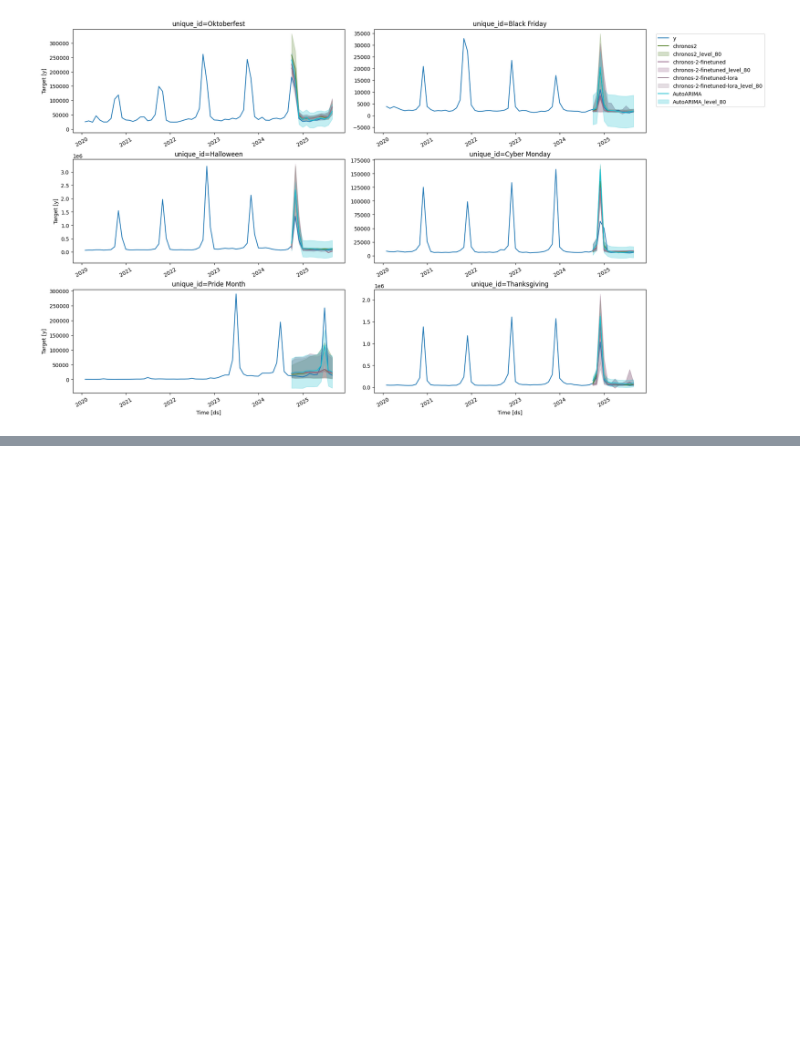
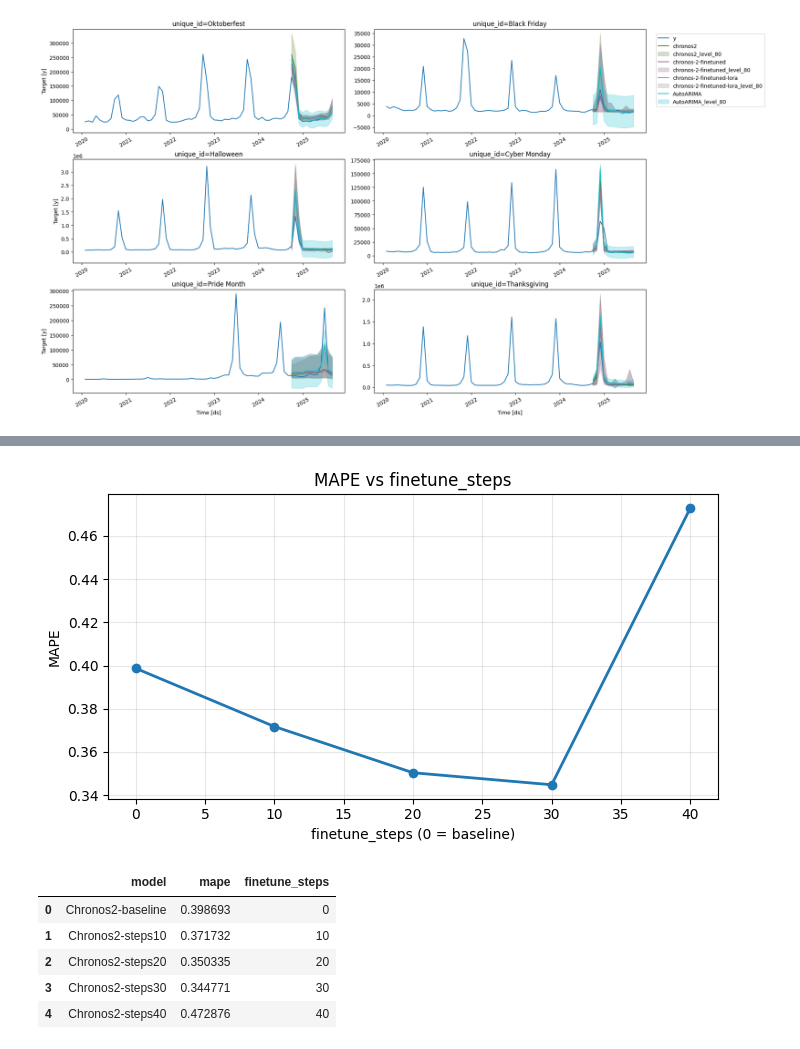
Before and after one commit to TimeCopilot/timecopilot, a Jupyter notebook: docs/examples/finetuning.ipynb, the cells around one changed output, grey strips where cells are left out. Saved outputs shown, nothing was run; the diff lists cells and outputs as text; code cells hidden in the pictures; blank space fills up the shorter version.

Commit message:
feat: add finetuning eval example

```diff
--- a/docs/examples/finetuning.ipynb
+++ b/docs/examples/finetuning.ipynb
@@ -143,0 +220,40 @@ best_model.plot(df, fcst_best, level=[80, 90])
+# %%
+import matplotlib.pyplot as plt
+import pandas as pd
+
+# Build a tidy table with baseline + finetuned variants
+mape_table = pd.DataFrame(
+    {
+        "model": model_cols,
+        "mape": [float(avg_mape[m]) for m in model_cols],
+    }
+)
+mape_table["finetune_steps"] = mape_table["model"].map(
+    lambda m: 0 if m == "Chronos2-baseline" else int(m.replace("Chronos2-steps", ""))
+)
+mape_table = mape_table.sort_values("finetune_steps")
+
+# Plot MAPE vs finetuning steps (0 = baseline, no finetuning)
+fig, ax = plt.subplots(figsize=(7, 4))
+ax.plot(
+    mape_table["finetune_steps"],
+    mape_table["mape"],
+    marker="o",
+    linewidth=2,
+)
+ax.set_xlabel("finetune_steps (0 = baseline)")
+ax.set_ylabel("MAPE")
+ax.set_title("MAPE vs finetune_steps")
+ax.grid(alpha=0.3)
+plt.tight_layout()
+plt.show()
+
+mape_table
+# %% [output]
+[figure, added]
+|  | model | mape | finetune_steps |
+| 0 | Chronos2-baseline | 0.398693 | 0 |
+| 1 | Chronos2-steps10 | 0.371732 | 10 |
+| 2 | Chronos2-steps20 | 0.350335 | 20 |
+| 3 | Chronos2-steps30 | 0.344771 | 30 |
+| 4 | Chronos2-steps40 | 0.472876 | 40 |
```
Also changed, not shown: parts of 21 cells of this notebook.
